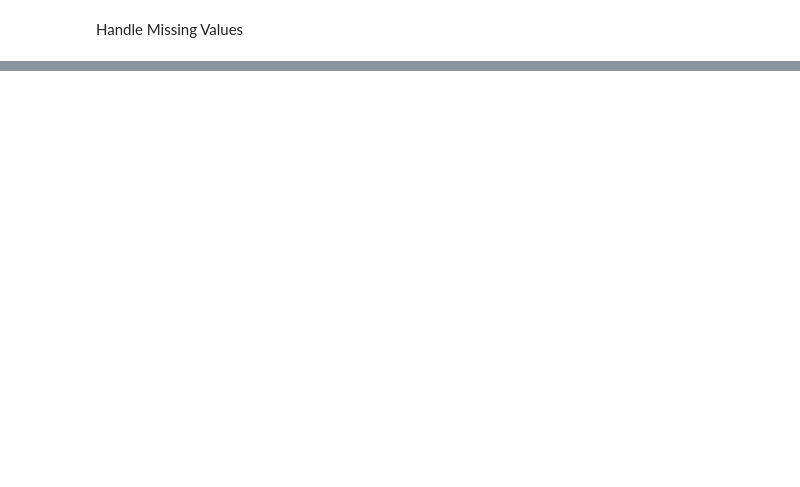
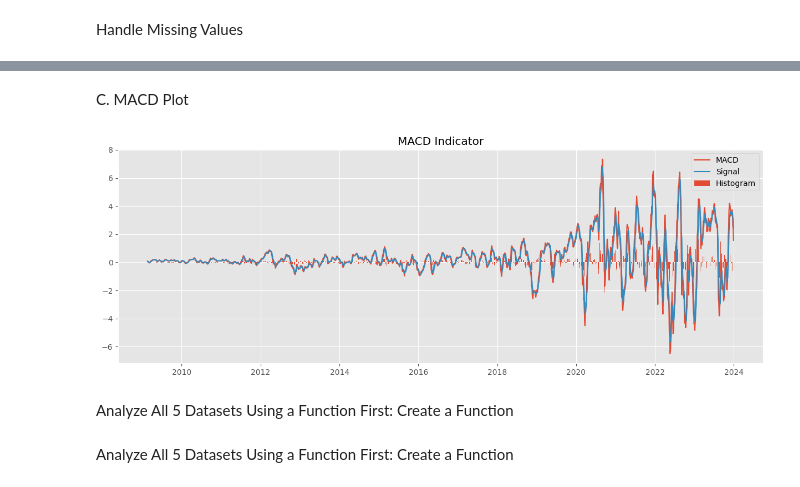
Before and after one commit to yordanosbirhanu/financial-news-eda, a Jupyter notebook: notebooks/task2_quantitative_analysis.ipynb, the cells around one changed output, grey strips where cells are left out. Saved outputs shown, nothing was run; the diff lists cells and outputs as text; code cells hidden in the pictures; blank space fills up the shorter version.

```diff
--- a/notebooks/task2_quantitative_analysis.ipynb
+++ b/notebooks/task2_quantitative_analysis.ipynb
@@ -174,0 +179,21 @@ MACD analysis helped identify momentum shifts and possible trend reversals
+# %% [markdown]
+C. MACD Plot
+# %%
+plt.figure(figsize=(15,5))
+
+plt.plot(df1.index, df1['MACD'], label='MACD')
+plt.plot(df1.index, df1['MACD_Signal'], label='Signal')
+
+plt.bar(df1.index, df1['MACD_Hist'], label='Histogram')
+
+plt.title('MACD Indicator')
+plt.legend()
+plt.show()
+# %% [output]
+[figure, added]
+# %% [markdown]
+Analyze All 5 Datasets Using a Function
+First: Create a Function
+# %% [markdown]
+Analyze All 5 Datasets Using a Function
+First: Create a Function
```
Also changed, not shown: parts of 68 cells of this notebook.
